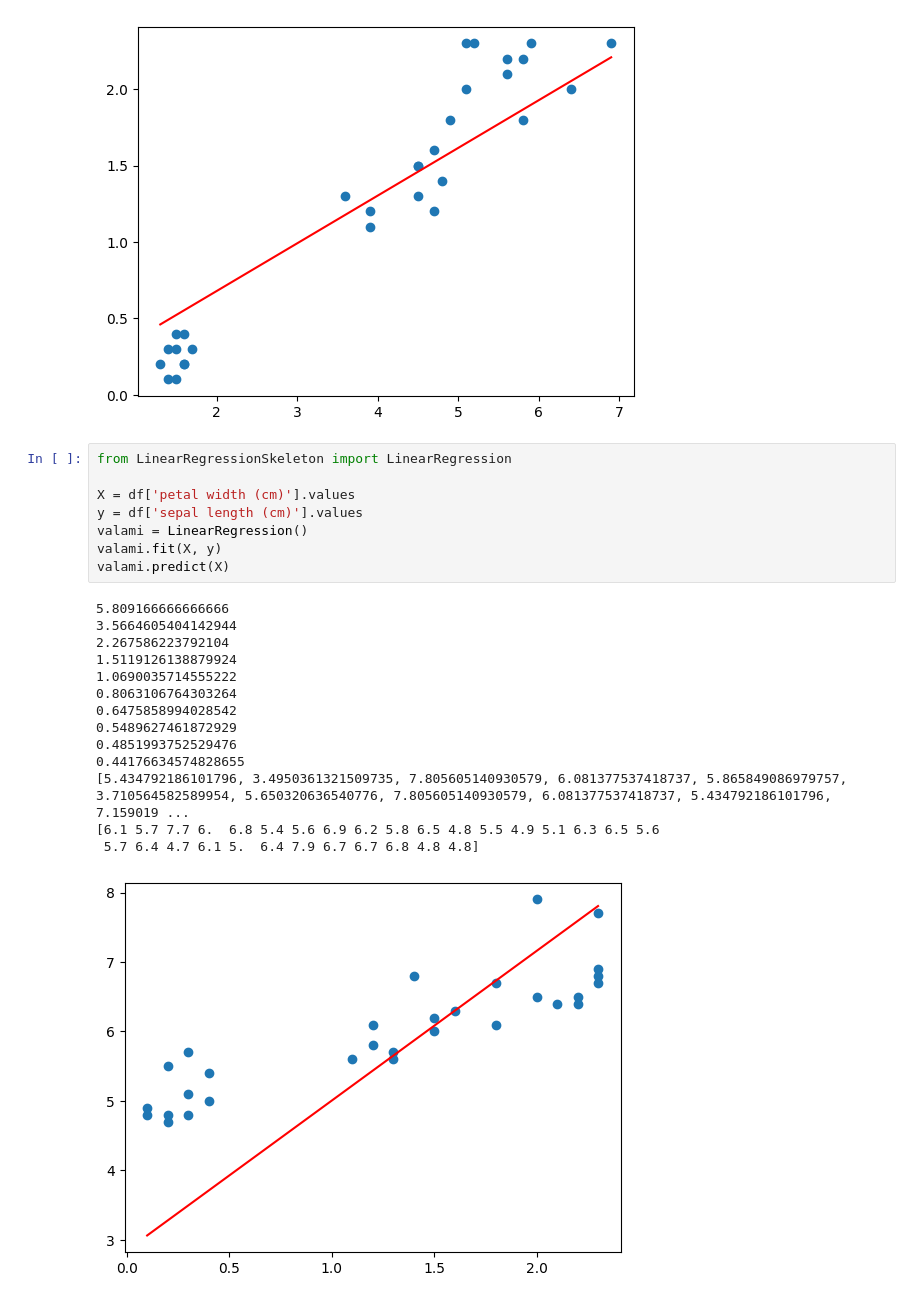
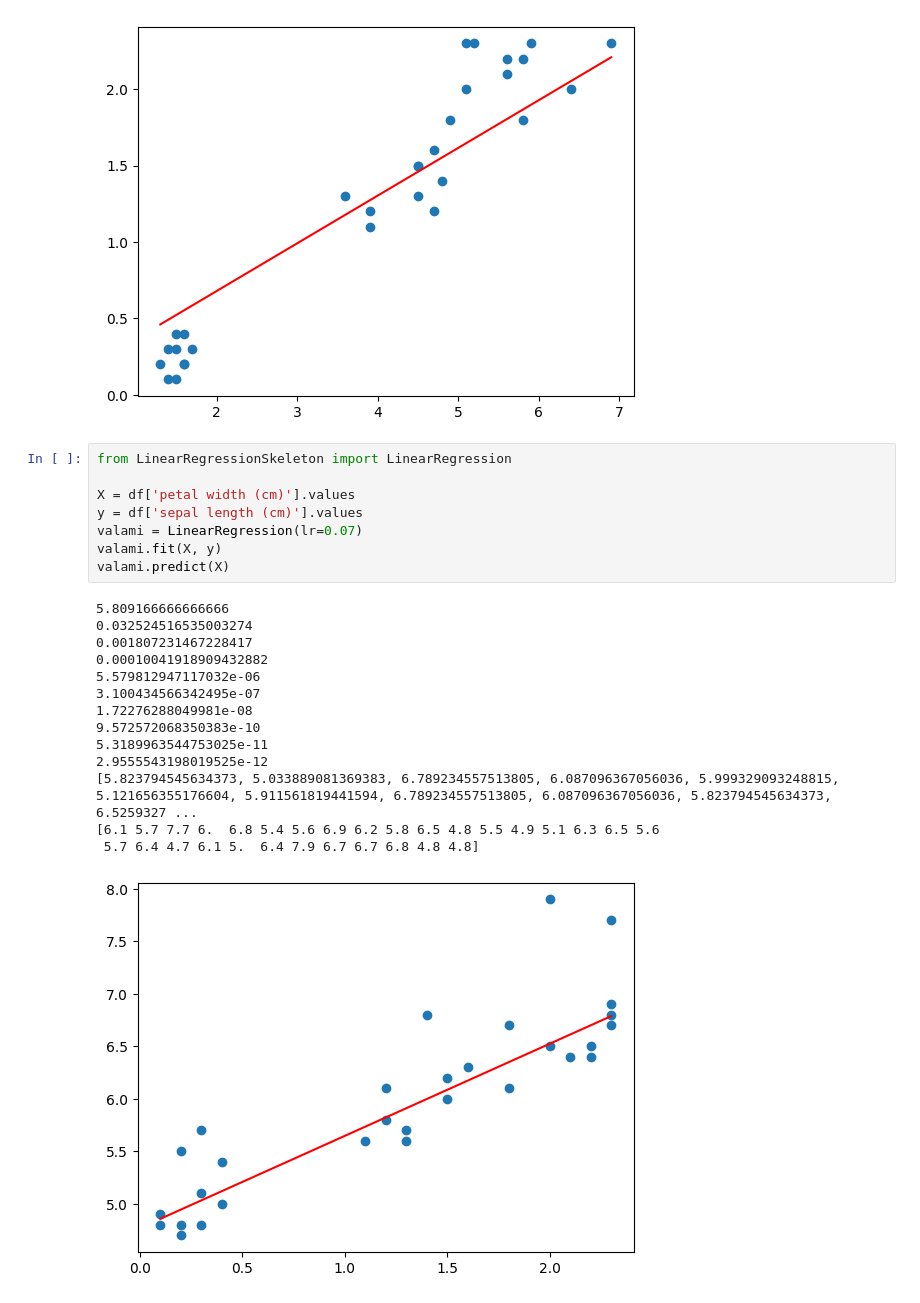
Before and after one commit to Afelers/BEVADAT2022232, a Jupyter notebook: GYAK/GYAK08/LinearRegression.ipynb, the cells around one changed output. Cells and saved outputs as stored; diff of their text form.

```diff
--- a/GYAK/GYAK08/LinearRegression.ipynb
+++ b/GYAK/GYAK08/LinearRegression.ipynb
@@ -163,23 +163,23 @@ plt.show()
 # %%
 from LinearRegressionSkeleton import LinearRegression
 
 X = df['petal width (cm)'].values
 y = df['sepal length (cm)'].values
-valami = LinearRegression()
+valami = LinearRegression(lr=0.07)
 valami.fit(X, y)
 valami.predict(X)
 # %% [output]
 5.809166666666666
-3.5664605404142944
-2.267586223792104
-1.5119126138879924
-1.0690035714555222
-0.8063106764303264
-0.6475858994028542
-0.5489627461872929
-0.4851993752529476
-0.44176634574828655
-[5.434792186101796, 3.4950361321509735, 7.805605140930579, 6.081377537418737, 5.865849086979757, 3.710564582589954, 5.650320636540776, 7.805605140930579, 6.081377537418737, 5.434792186101796, 7.159019 ...
+0.032524516535003274
+0.001807231467228417
+0.00010041918909432882
+5.579812947117032e-06
+3.100434566342495e-07
+1.72276288049981e-08
+9.572572068350383e-10
+5.3189963544753025e-11
+2.9555543198019525e-12
+[5.823794545634373, 5.033889081369383, 6.789234557513805, 6.087096367056036, 5.999329093248815, 5.121656355176604, 5.911561819441594, 6.789234557513805, 6.087096367056036, 5.823794545634373, 6.5259327 ...
 [6.1 5.7 7.7 6.  6.8 5.4 5.6 6.9 6.2 5.8 6.5 4.8 5.5 4.9 5.1 6.3 6.5 5.6
  5.7 6.4 4.7 6.1 5.  6.4 7.9 6.7 6.7 6.8 4.8 4.8]
-[figure, old version]
+[figure, new version]
```
